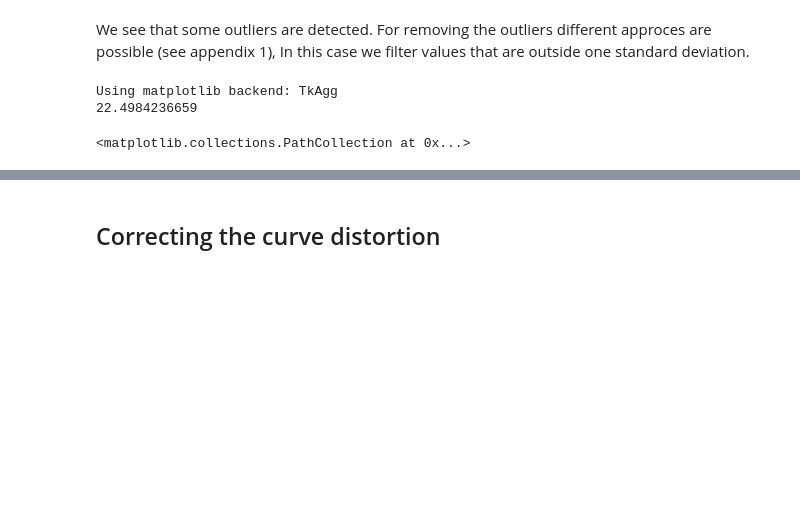
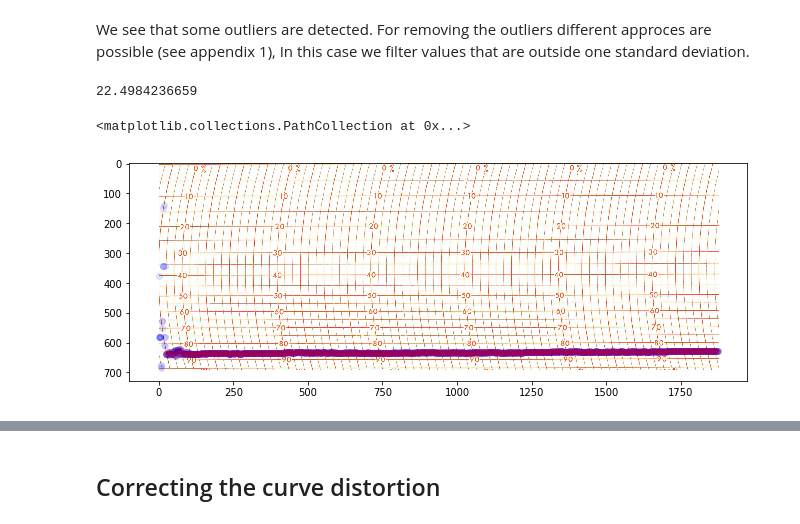
Before and after one commit to giacomomarchioro/fogliodiagrammale, a Jupyter notebook: Sutdio Termohygrometer.ipynb, the cells around one changed output, grey strips where cells are left out. Saved outputs shown, nothing was run; the diff lists cells and outputs as text; code cells hidden in the pictures; blank space fills up the shorter version.

```diff
--- a/Sutdio Termohygrometer.ipynb
+++ b/Sutdio Termohygrometer.ipynb
@@ -172,4 +172,5 @@ minarr = np.argmin(RH_plot[:,:,0],axis=0)
 xr = np.arange(len(minarr))
 minarrT = np.argmin(temperature_plot[:,:,0],axis=0)
 xT = np.arange(len(minarrT))
+plt.rcParams["figure.figsize"] = (20,3)
 # %%
@@ -213,16 +216,16 @@ def sigmafilter(minarr,interpolation=False,closing=True):
 # %%
-%matplotlib
+plt.rcParams["figure.figsize"] = (20,4)
 fig = plt.figure()
 ax = fig.add_subplot(111)
 ax.imshow(RH_plot)
 
-ax.scatter(xr,minarr,color='b',alpha=0.2)
+ax.scatter(xr,minarr,color='b',alpha=0.1)
 xn,res = sigmafilter(minarr,closing=True)
-ax.scatter(xn,res,color='r',alpha=0.8)
+ax.scatter(xn[::3],res[::3],color='r',alpha=0.1)
 # %% [output]
-Using matplotlib backend: TkAgg
 22.4984236659
 <matplotlib.collections.PathCollection at 0x...>
+[figure, added]
 # %%
 fig = plt.figure()
 ax = fig.add_subplot(111)
```
Also changed, not shown: parts of 4 cells of this notebook, 13 other files.
